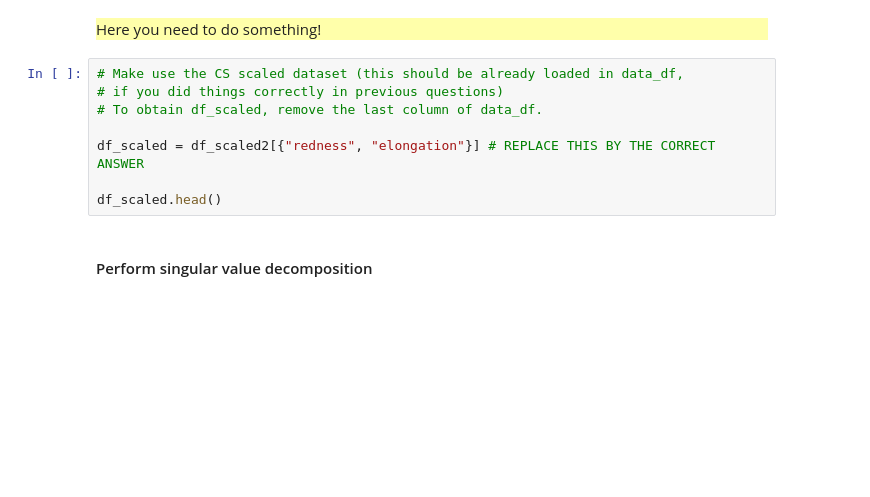
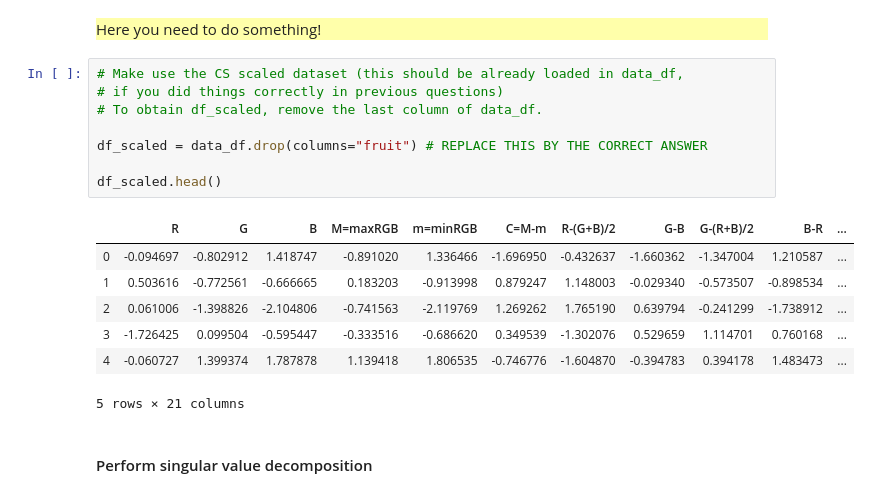
Before and after one commit to UrsulaAlcantara/info232, a Jupyter notebook: TP2/TP2.ipynb, the cells around one changed output. Drawn from its saved outputs; the diff is of its cells as text; blank space fills up the shorter version.

```diff
--- a/TP2/TP2.ipynb
+++ b/TP2/TP2.ipynb
@@ -592,11 +671,19 @@ Then the question to answer will be to compute the performances obtained with th
 # %%
 # Make use the CS scaled dataset (this should be already loaded in data_df,
 # if you did things correctly in previous questions)
 # To obtain df_scaled, remove the last column of data_df.
 
-df_scaled = df_scaled2[{"redness", "elongation"}] # REPLACE THIS BY THE CORRECT ANSWER
+df_scaled = data_df.drop(columns="fruit") # REPLACE THIS BY THE CORRECT ANSWER
 
 df_scaled.head()
+# %% [output]
+|  | R | G | B | M=maxRGB | m=minRGB | C=M-m | R-(G+B)/2 | G-B | G-(R+B)/2 | B-R | ... |
+| 0 | -0.094697 | -0.802912 | 1.418747 | -0.891020 | 1.336466 | -1.696950 | -0.432637 | -1.660362 | -1.347004 | 1.210587 | ... |
+| 1 | 0.503616 | -0.772561 | -0.666665 | 0.183203 | -0.913998 | 0.879247 | 1.148003 | -0.029340 | -0.573507 | -0.898534 | ... |
+| 2 | 0.061006 | -1.398826 | -2.104806 | -0.741563 | -2.119769 | 1.269262 | 1.765190 | 0.639794 | -0.241299 | -1.738912 | ... |
+| 3 | -1.726425 | 0.099504 | -0.595447 | -0.333516 | -0.686620 | 0.349539 | -1.302076 | 0.529659 | 1.114701 | 0.760168 | ... |
+| 4 | -0.060727 | 1.399374 | 1.787878 | 1.139418 | 1.806535 | -0.746776 | -1.604870 | -0.394783 | 0.394178 | 1.483473 | ... |
+5 rows × 21 columns
 # %% [markdown]
 #### Perform singular value decomposition
 # %%
```
Also changed, not shown: parts of 20 cells of this notebook.
